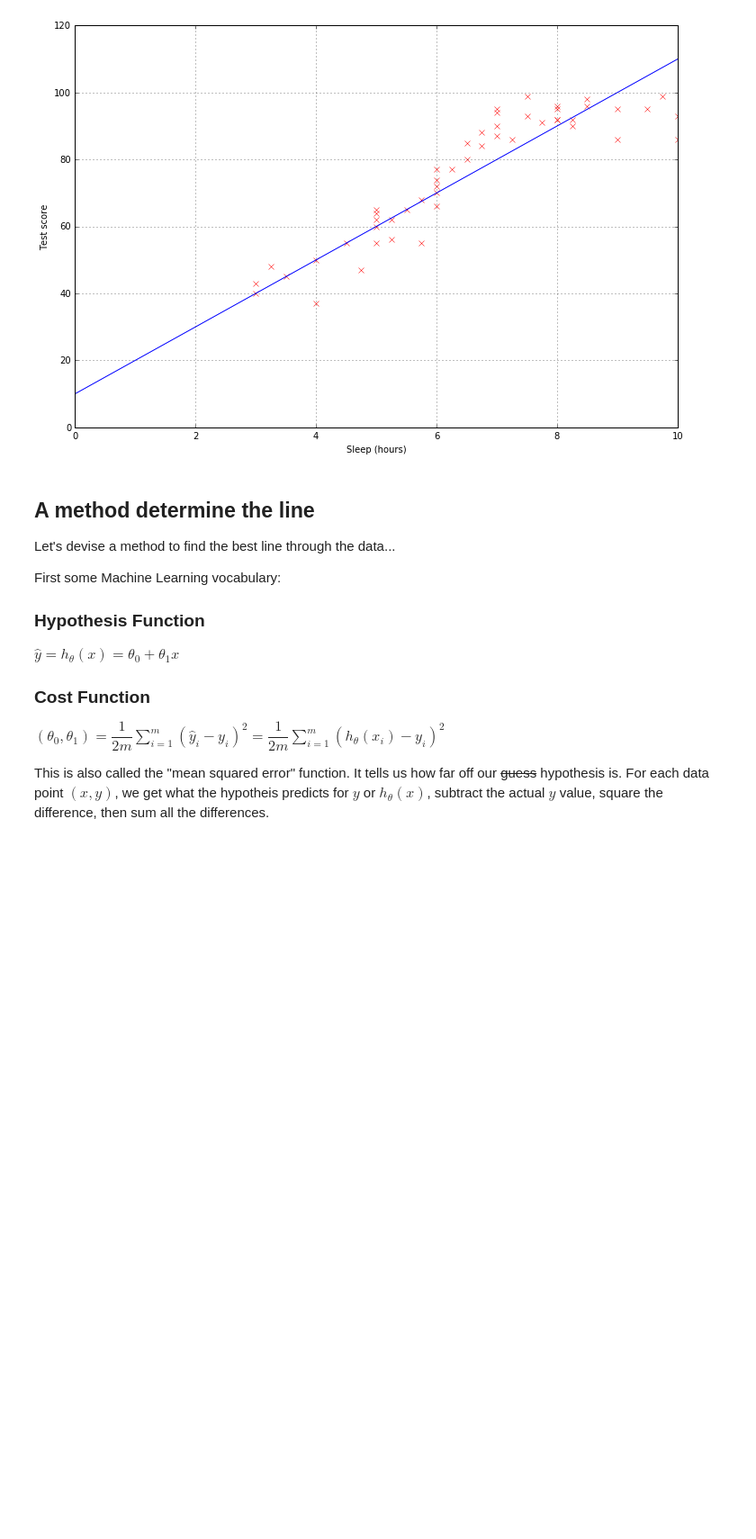
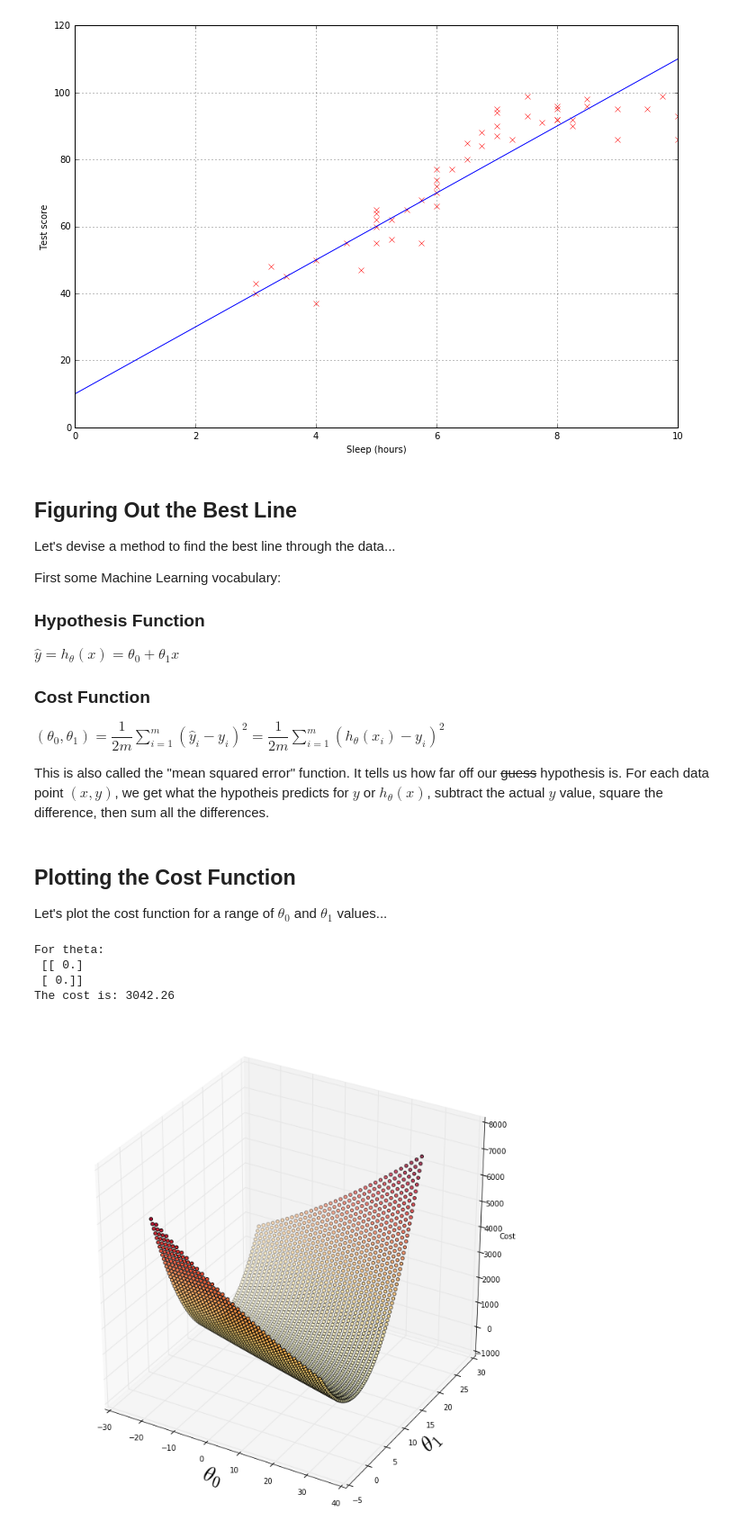
Before and after one commit to lancefisher/ml-intro, a Jupyter notebook: Machine Learning.ipynb, the cells around one changed output. Shown: that part at 90% size. Saved outputs shown, nothing was run; the diff lists cells and outputs as text; code cells hidden in the pictures; blank space fills up the shorter version.

```diff
--- a/Machine Learning.ipynb
+++ b/Machine Learning.ipynb
@@ -45,7 +45,7 @@ plt.show()
 # %% [output]
 [figure]
 # %% [markdown]
-## A method determine the line
+## Figuring Out the Best Line
 
 Let's devise a method to find the best line through the data...
 
@@ -60,3 +60,63 @@ $\hat{y} = h_\theta(x) = \theta_0 + \theta_1 x$
 $(\theta_0, \theta_1) = \dfrac {1}{2m} \displaystyle \sum _{i=1}^m \left ( \hat{y}_{i}- y_{i} \right)^2  = \dfrac {1}{2m} \displaystyle \sum _{i=1}^m \left (h_\theta (x_{i}) - y_{i} \right)^2$
 
 This is also called the "mean squared error" function. It tells us how far off our ~~guess~~ hypothesis is. For each data point $(x,y)$, we get what the hypotheis predicts for $y$ or $h_\theta(x)$, subtract the actual $y$ value, square the difference, then sum all the differences.
+# %% [markdown]
+## Plotting the Cost Function
+
+Let's plot the cost function for a range of $\theta_0$ and $\theta_1$ values...
+# %%
+def hypothesis(theta,X):
+    return np.dot(X,theta)
+
+def computeCost(theta_start,X,y): #Cost function
+    """
+    theta_start is an n- dimensional vector of initial theta guess
+    X is matrix with n- columns and m- rows
+    y is a matrix with m- rows and 1 column
+    """
+    return float((1./(2*m)) * np.dot((hypothesis(theta_start,X)-y).T,(hypothesis(theta_start,X)-y)))
+
+data = np.loadtxt('data.csv', delimiter=',')
+
+X = data[:,[0]]
+y = data[:,[1]]
+m = y.size # Number of training examples
+X = np.insert(X,0,1,axis=1)
+
+# theta is a vector with n rows and 1 columns (if X has n features)
+theta = np.zeros((X.shape[1],1))
+
+print('For theta:\n {0}'.format(theta))
+print('The cost is: {0}'.format(computeCost(theta,X,y)))
+# %% [output]
+For theta:
+ [[ 0.]
+ [ 0.]]
+The cost is: 3042.26
+# %%
+from mpl_toolkits.mplot3d import axes3d, Axes3D
+from matplotlib import cm
+import itertools
+
+fig = plt.figure(figsize=(12,12))
+ax = fig.gca(projection='3d')
+
+xvals = np.arange(-20,30,1.5)
+yvals = np.arange(-2,25,.3)
+x_plot, y_plot, z_plot = [], [], []
+for x_val in xvals:
+    for y_val in yvals:
+        x_plot.append(x_val)
+        y_plot.append(y_val)
+        cost = computeCost(np.array([[x_val], [y_val]]),X,y)
+        z_plot.append(cost)
+
+plt.xlabel(r'$\theta_0$',fontsize=30)
+plt.ylabel(r'$\theta_1$',fontsize=30)
+
+ax.set_zlabel('Cost')
+
+scat = ax.scatter(x_plot, y_plot, z_plot, c=np.abs(z_plot), cmap=plt.get_cmap('YlOrRd'))
+plt.show()
+# %% [output]
+[figure, added]
```
Also changed, not shown: parts of 5 cells of this notebook.
